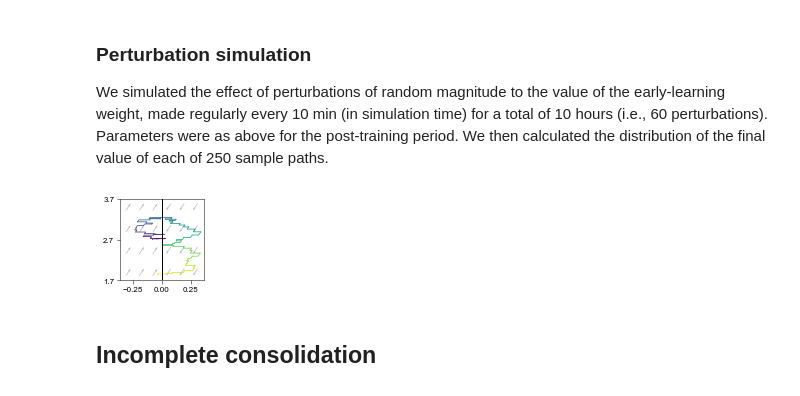
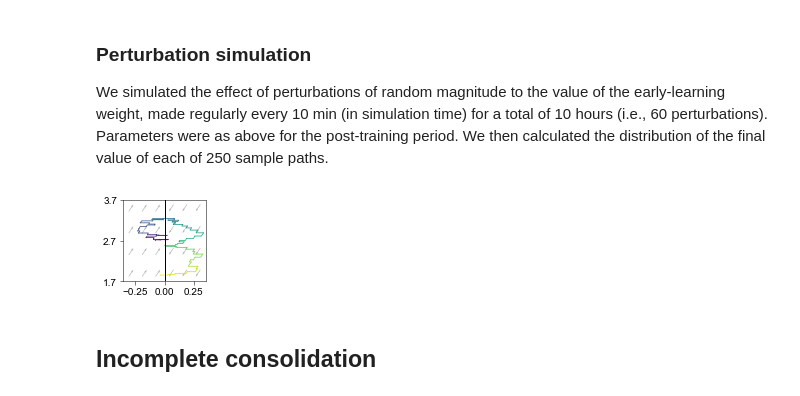
Before and after one commit to jay-bhasin/consolidation-integration, a Jupyter notebook: notebooks/simulations-heterosynaptic.ipynb, the cells around one changed output. Saved outputs shown, nothing was run; the diff lists cells and outputs as text; code cells hidden in the pictures.

Commit message:
Added data files for example perturbation trajectories

```diff
--- a/notebooks/simulations-heterosynaptic.ipynb
+++ b/notebooks/simulations-heterosynaptic.ipynb
@@ -370,43 +370,43 @@ for t in tqdm.notebook.trange(trials, desc='Trial'):
 # %%
 # To plot the figure as in our manuscript, load our simulation results:
 
+y_noise_complete_example = np.load('files/noisy_trials_example_complete.npy')
 noise_ends_complete = np.load('files/noisy_trials_complete_ends.npy')
 # %%
 plt.figure(figsize=(1.5,1.5))
 cmap = matplotlib.cm.get_cmap('viridis')
 
-ex = 2 # sample path no. to plot
 noise_total = num_perturbations
 c_ = np.linspace(0,1,noise_total)
 for i in range(noise_total):
     start_ = int(noise_len/dt_learn) * i
     end_ = int(noise_len/dt_learn) * (i+1)
-    plt.plot(y_noise_complete[ex,0,start_:end_+1]-1, y_noise_complete[ex,1,start_:end_+1], c=cmap(c_[i]),lw=0.75)
+    plt.plot(y_noise_complete_example[0,start_:end_+1]-1, y_noise_complete_example[1,start_:end_+1], c=cmap(c_[i]),lw=0.75)
 
 ylims = [1.7, 3.7]
 plt.plot([0,0],ylims,'k', lw=1)
 xlims = [-0.36, 0.36]
 ylimrange = ylims[1]-ylims[0]
 xlimrange = xlims[1]-xlims[0]
 
 plt.ylim(ylims)
 plt.xlim(xlims)
 
 ww_phase, vv_phase = np.meshgrid(xlims[0] + np.linspace(0.1,0.9,6)*xlimrange,ylims[0] + np.linspace(0.1,0.9,4)*ylimrange)
 dw_phase = 1/params['tau_post']*(-ww_phase)
 dv_phase = -params_complete['k_v']*(params['mf_0']*params['pf_0'])*ww_phase
 
 dw_phase_norm = dw_phase/np.sqrt(dw_phase**2+dv_phase**2)
 dv_phase_norm = dv_phase/np.sqrt(dw_phase**2+dv_phase**2)
 
 plt.quiver(ww_phase, vv_phase, dw_phase_norm, dv_phase_norm, pivot='middle', scale=10, angles='xy', color=(0.7, 0.7, 0.7, 1))
 
 
 ax = plt.gca()
 
 ax.set_yticks([1.7, 2.7, 3.7]);
 # %% [output]
-[figure, old version]
+[figure, new version]
 # %%
 gain_noise = params['k_eye']*(noise_ends[1,:]*params['mf_sensitivity']
                         - (noise_ends[0,:]-1)*params['w_pc_mvn']*params['pf_sensitivity'])
```
Also changed, not shown: parts of 3 cells of this notebook, 2 other files.
